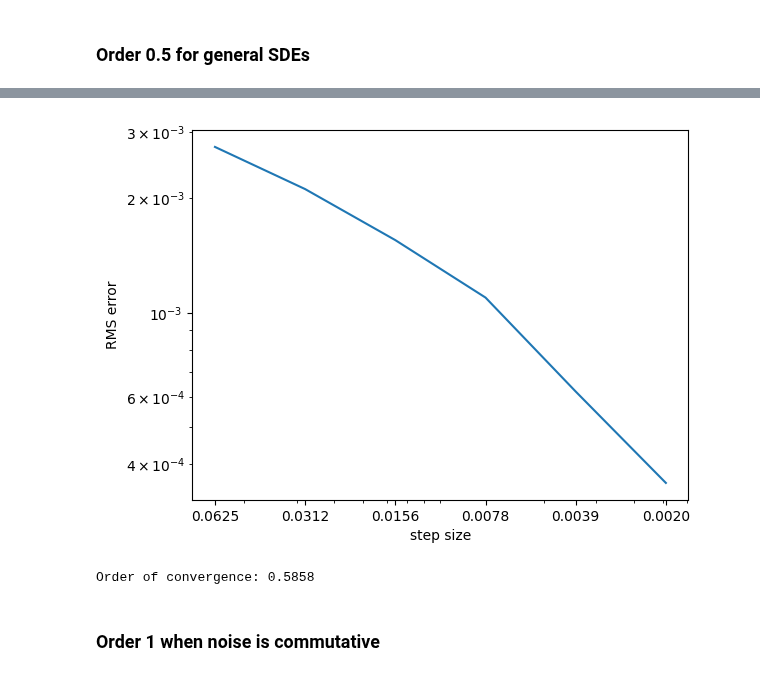
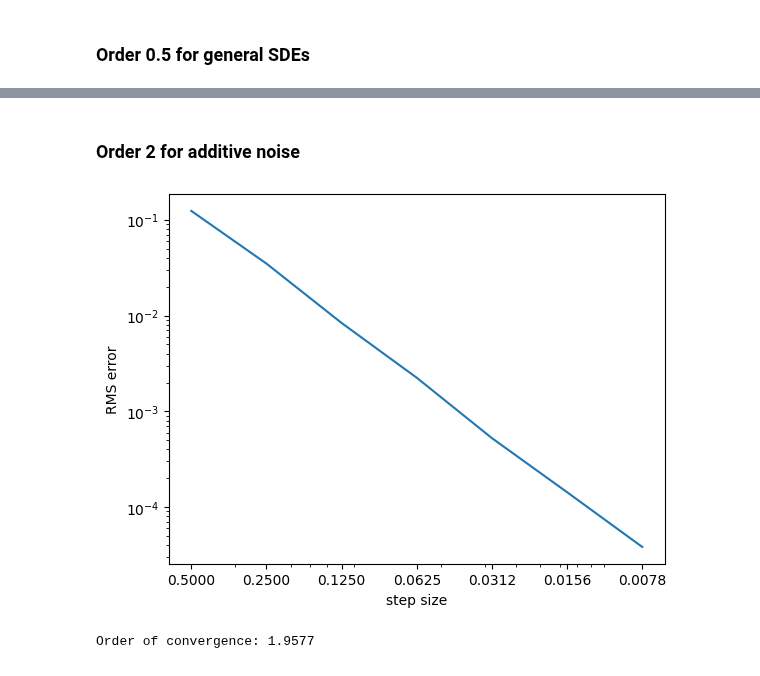
Before and after one commit to andyElking/diffrax_STLA, a Jupyter notebook: examples/srk_example.ipynb, the cells around one changed output, grey strips where cells are left out. Cells and saved outputs as stored; diff of their text form; code cells hidden in the pictures.

```diff
--- a/examples/srk_example.ipynb
+++ b/examples/srk_example.ipynb
@@ -23,19 +23,24 @@ Then we will demonstrate a general SRK method, Foster's SRK method.
 %env JAX_PLATFORM_NAME=cuda
 
 from test.helpers import (
-    get_bqp,
-    get_harmonic_oscillator,
     get_mlp_sde,
     get_time_sde,
-    sde_solver_order,
+    sde_solver_strong_order,
 )
 
 import jax.numpy as jnp
 import jax.random as jrandom
 import matplotlib.pyplot as plt
-from diffrax import diffeqsolve, PIDController, SaveAt
-from diffrax._solver import ALIGN, Heun, ShARK
-from diffrax._solver.foster_srk import FosterSRK
+from diffrax import (
+    diffeqsolve,
+    FosterSRK,
+    PIDController,
+    SaveAt,
+    SEA,
+    ShARK,
+    SRA1,
+    StratonovichMilstein,
+)
 from jax import config
 
 
@@ -57,13 +62,6 @@ def draw_order(hs, errs):
     print(f"Order of convergence: {slope:.4f}")
 
 
-def plot_sol_langevin(sol):
-    plt.plot(sol.ts, sol.ys[0], label="x")
-    plt.plot(sol.ts, sol.ys[1], label="v")
-    plt.legend()
-    plt.show()
-
-
 def plot_sol_general(sol):
     plt.plot(sol.ts, sol.ys)
     plt.show()
@@ -73,7 +71,7 @@ dtype = jnp.float64
 key = jrandom.PRNGKey(2)
 num_samples = 100
 keys = jrandom.split(jrandom.PRNGKey(5678), num=num_samples)
-hs1 = jnp.power(2.0, jnp.arange(-1, -6, -1, dtype=dtype))
+hs1 = jnp.power(2.0, jnp.arange(-1, -8, -1, dtype=dtype))
 hs2 = jnp.power(2.0, jnp.arange(-2, -10, -1, dtype=dtype))
 
 
@@ -95,19 +93,11 @@ t0_typed, t1_typed = dtype(0.3), dtype(15)
 saveat_typed = SaveAt(ts=jnp.linspace(t0, t1, 1000, dtype=dtype))
 dt0_typed = dtype(0.1)
 
-hosc = get_harmonic_oscillator(t0, t1, dtype=dtype)
-terms_hosc = hosc.get_terms(hosc.get_bm(key, levy_area="space-time", tol=2**-10))
-hosc_short = get_harmonic_oscillator(t0, t_short, dtype=dtype)
-
-bqp = get_bqp(t0, t1, dtype=dtype)
-terms_bqp = bqp.get_terms(bqp.get_bm(key, levy_area="space-time", tol=2**-10))
-bqp_short = get_bqp(t0, t_short, dtype=dtype)
-
 time_sde = get_time_sde(t0, t1, dtype=dtype, noise_dim=3)
 terms_time_sde = time_sde.get_terms(
     time_sde.get_bm(key, levy_area="space-time", tol=2**-10)
 )
-time_sde_short = get_time_sde(t0, t1, dtype=dtype, noise_dim=5)
+time_sde_short = get_time_sde(t0, t_short, dtype=dtype, noise_dim=3)
 # %% [output]
 env: JAX_PLATFORM_NAME=cuda
 # %% [markdown]
@@ -212,7 +333,10 @@ def sde_strong_order(solver_ctr, commutative=False):
+# %% [markdown]
+### Order 2 for additive noise
 # %%
-out = sde_strong_order(FosterSRK, commutative=False)
+hs, FosSRK_errs_time_sde, _ = sde_solver_strong_order(
+    keys, time_sde_short, FosterSRK(), ShARK(), 2**-10, dts=hs1
+)
+draw_order(hs, FosSRK_errs_time_sde)
 # %% [output]
-[figure, old version]
+[figure, new version]
-Order of convergence: 0.5858
+Order of convergence: 1.9577
-# %% [markdown]
-### Order 1 when noise is commutative
```
Also changed, not shown: parts of 28 cells of this notebook, 12 other files.
